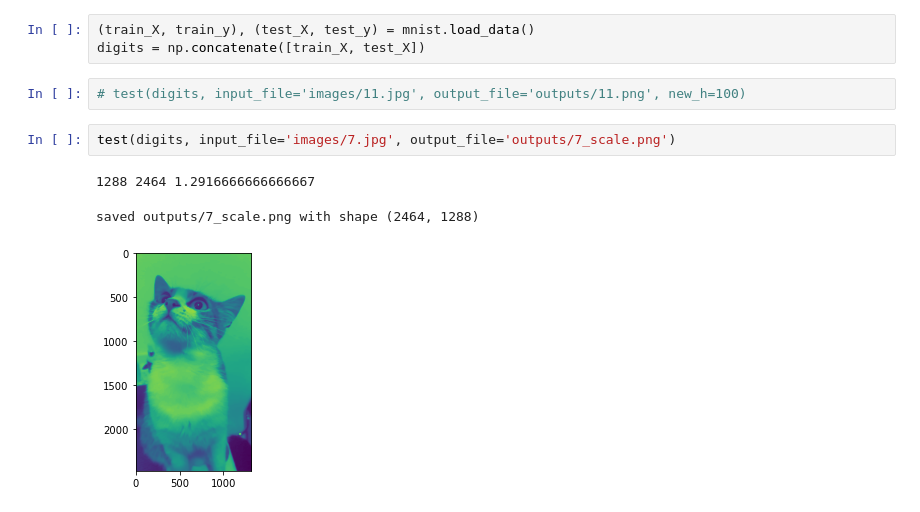
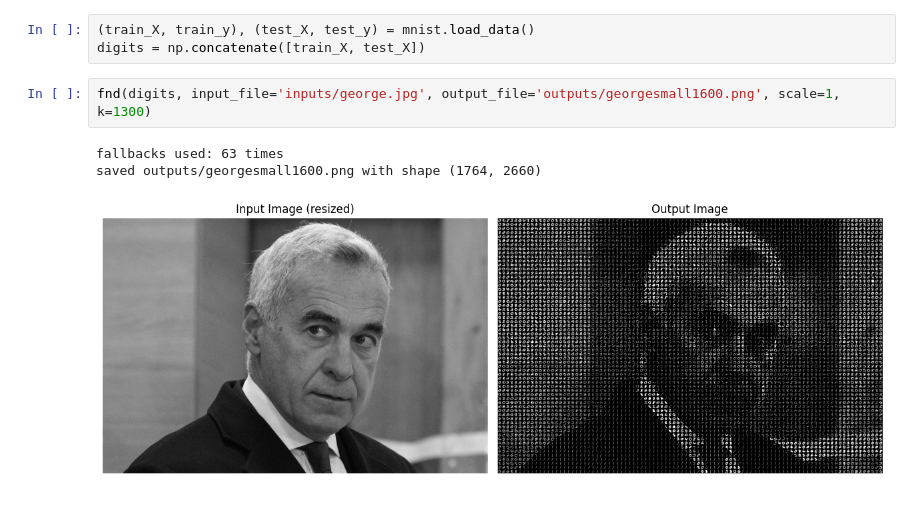
Before and after one commit to ceofil/mein-ist, a Jupyter notebook: sandbox.ipynb, the cells around one changed output. Saved outputs shown, nothing was run; the diff lists cells and outputs as text.

```diff
--- a/sandbox.ipynb
+++ b/sandbox.ipynb
@@ -13,11 +16,9 @@ from lib import test
 # %%
 (train_X, train_y), (test_X, test_y) = mnist.load_data()
 digits = np.concatenate([train_X, test_X])
-# %%
-# test(digits, input_file='images/11.jpg', output_file='outputs/11.png', new_h=100)
 # %%
-test(digits, input_file='images/7.jpg', output_file='outputs/7_scale.png')
+fnd(digits, input_file='inputs/george.jpg', output_file='outputs/georgesmall1600.png', scale=1, k=1300)
 # %% [output]
-1288 2464 1.2916666666666667
+fallbacks used: 63 times
+saved outputs/georgesmall1600.png with shape (1764, 2660)
-saved outputs/7_scale.png with shape (2464, 1288)
-[figure, old version]
+[figure, new version]
```
Also changed, not shown: parts of 2 cells of this notebook, 3 other files.
